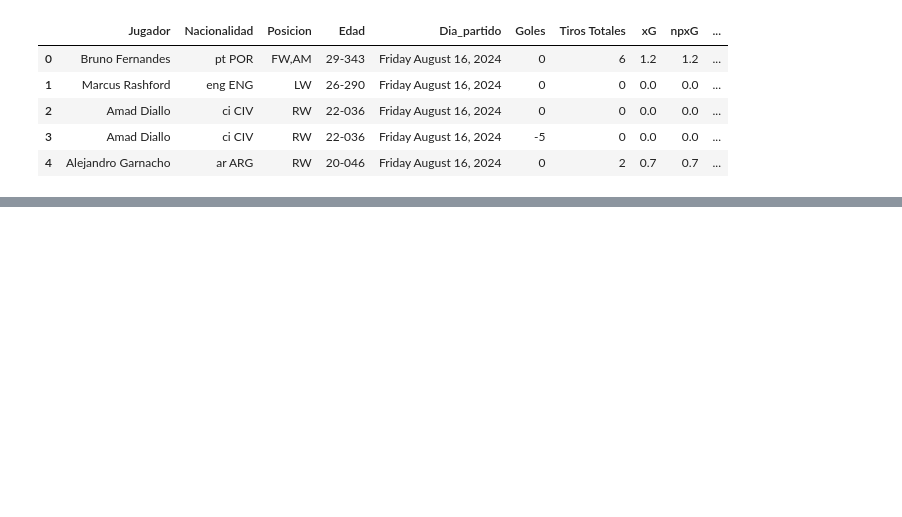
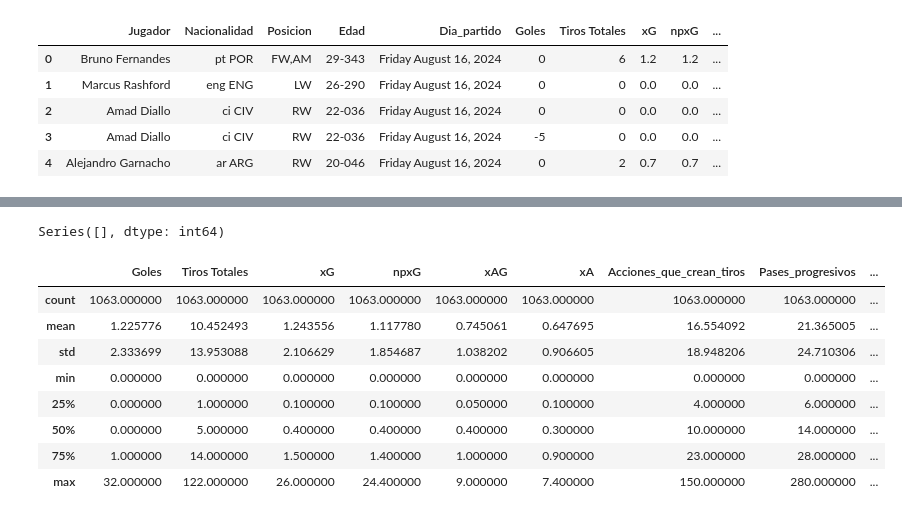
Before and after one commit to JFH000/lab_1, a Jupyter notebook: notebook_lab1.ipynb, the cells around one changed output, grey strips where cells are left out. Cells and saved outputs as stored; diff of their text form; code cells hidden in the pictures; blank space fills up the shorter version.

```diff
--- a/notebook_lab1.ipynb
+++ b/notebook_lab1.ipynb
@@ -80,0 +425,33 @@ df.head()
+# %%
+df_train = df_train[
+    (df_train["market_value_million_eur"] >= 1) &
+    (df_train["market_value_million_eur"] < 300) &
+    (df_train["Goles"] >= 0) & (df_train["Goles"] <= 4) &
+    (df_train["Tiros Totales"] >= 0) & (df_train["Tiros Totales"] <= 10) &
+    (df_train["xG"] >= 0) & (df_train["xG"] <= 3) &
+    (df_train["npxG"] >= 0) & (df_train["npxG"] <= 2.5) &
+    (df_train["xAG"] >= 0) & (df_train["xAG"] <= 2) &
+    (df_train["Acciones_que_crean_tiros"] >= 0) & (df_train["Acciones_que_crean_tiros"] <= 15) &
+    (df_train["Pases_intentados"] >= 0) & (df_train["Pases_intentados"] <= 150) &
+    (df_train["Pases_progresivos"] >= 0) & (df_train["Pases_progresivos"] <= 20) &
+    (df_train["Regates_exitosos"] >= 0) & (df_train["Regates_exitosos"] <= 10) &
+    (df_train["Pases_medios_completados"] >= 0) & (df_train["Pases_medios_completados"] <= 50) &
+    (df_train["Pases_largos_completados"] >= 0) & (df_train["Pases_largos_completados"] <= 20) &
+    (df_train["xA"] >= 0) & (df_train["xA"] <= 2) &
+    (df_train["Pases_en_ultimo_tercio"] >= 0) & (df_train["Pases_en_ultimo_tercio"] <= 40) &
+    (df_train["Pases_al_hueco"] >= 0) & (df_train["Pases_al_hueco"] <= 5) &
+    (df_train["Pases_centros"] >= 0) & (df_train["Pases_centros"] <= 20) &
+    (df_train["Pases_completados"] >= 0) & (df_train["Pases_completados"] <= 100) &
+    (df_train["Valla_no_vencida"].isin([0, 1])) &
+    (df_train["Errores_defnsivos_ocasion_tiro"] >= 0) & (df_train["Errores_defnsivos_ocasion_tiro"] <= 2) &
+    (df_train["Toques_en_zona_ofensiva"] >= 0) & (df_train["Toques_en_zona_ofensiva"] <= 50) &
+    (df_train["Toques_en_area_rival"] >= 0) & (df_train["Toques_en_area_rival"] <= 15) &
+    (df_train["%_de_regates_exitosos"] >= 0) & (df_train["%_de_regates_exitosos"] <= 100) &
+    (df_train["Acarreos_ultimo_tercio"] >= 0) & (df_train["Acarreos_ultimo_tercio"] <= 15) &
+    (df_train["Pases_recibidos"] >= 0) & (df_train["Pases_recibidos"] <= 80) &
+    (df_train["Pases_progresivos_recibidos"] >= 0) & (df_train["Pases_progresivos_recibidos"] <= 15) &
+    (df_train["Centros"] >= 0) & (df_train["Centros"] <= 20) &
+    (df_train["Duelos_aereos_ganados"] >= 0) & (df_train["Duelos_aereos_ganados"] <= 15) &
+    (df_train["%_de_duelos_aereos_ganados"] >= 0) & (df_train["%_de_duelos_aereos_ganados"] <= 100) &
+    (df_train["age_years"] >= 16) & (df_train["age_years"] <= 40)
+]
@@ -80,0 +553,16 @@ df.head()
+# %%
+df_player.isnull().sum()[df_player.isnull().sum() > 0]
+# %% [output]
+Series([], dtype: int64)
+# %%
+df_player.describe()
+# %% [output]
+|  | Goles | Tiros Totales | xG | npxG | xAG | xA | Acciones_que_crean_tiros | Pases_progresivos | ... |
+| count | 1063.000000 | 1063.000000 | 1063.000000 | 1063.000000 | 1063.000000 | 1063.000000 | 1063.000000 | 1063.000000 | ... |
+| mean | 1.225776 | 10.452493 | 1.243556 | 1.117780 | 0.745061 | 0.647695 | 16.554092 | 21.365005 | ... |
+| std | 2.333699 | 13.953088 | 2.106629 | 1.854687 | 1.038202 | 0.906605 | 18.948206 | 24.710306 | ... |
+| min | 0.000000 | 0.000000 | 0.000000 | 0.000000 | 0.000000 | 0.000000 | 0.000000 | 0.000000 | ... |
+| 25% | 0.000000 | 1.000000 | 0.100000 | 0.100000 | 0.050000 | 0.100000 | 4.000000 | 6.000000 | ... |
+| 50% | 0.000000 | 5.000000 | 0.400000 | 0.400000 | 0.400000 | 0.300000 | 10.000000 | 14.000000 | ... |
+| 75% | 1.000000 | 14.000000 | 1.500000 | 1.400000 | 1.000000 | 0.900000 | 23.000000 | 28.000000 | ... |
+| max | 32.000000 | 122.000000 | 26.000000 | 24.400000 | 9.000000 | 7.400000 | 150.000000 | 280.000000 | ... |
```
Also changed, not shown: parts of 59 cells of this notebook.
